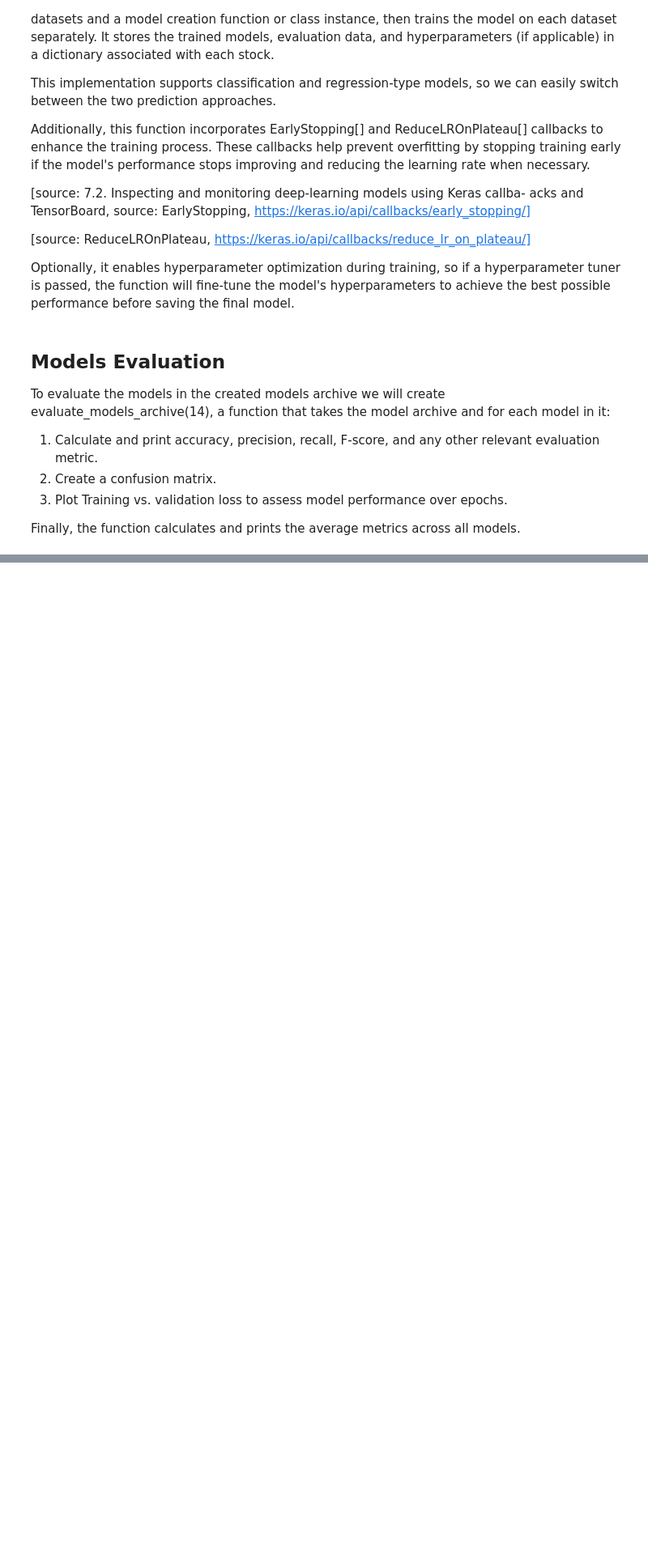
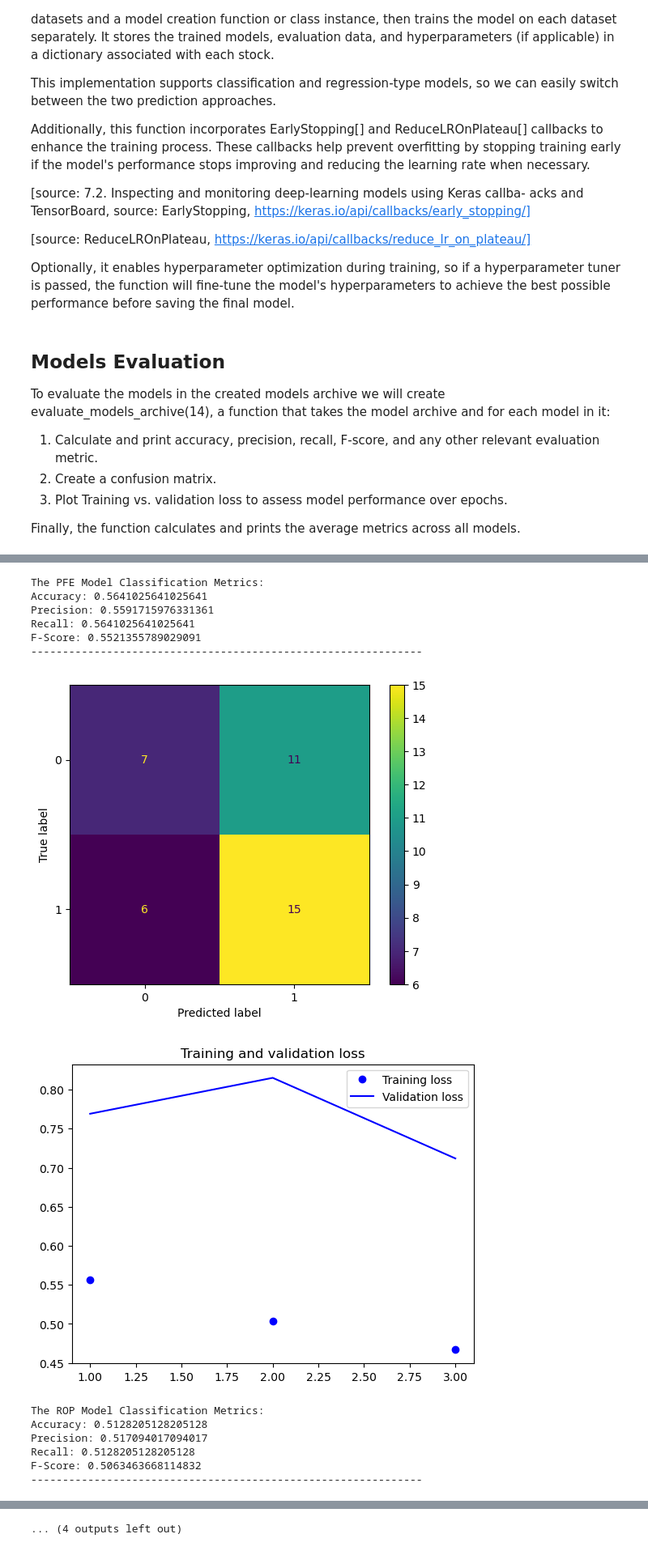
Before and after one commit to ammaro101/final_project, a Jupyter notebook: Project_implementation_2.ipynb, the cells around one changed output, grey strips where cells are left out. Shown at 81% size. Drawn from its saved outputs; the diff is of its cells as text; code cells hidden in the pictures; blank space fills up the shorter version.

Commit message:
added Machine Learning Models and RNNs section pluse RNN class that can create a baseline model with either simpleRNN, LSTM, or GRU. As well as classification or regression type model

```diff
--- a/Project_implementation_2.ipynb
+++ b/Project_implementation_2.ipynb
@@ -823,9 +823,13 @@ source: EarlyStopping, https://keras.io/api/callbacks/early_stopping/]
 
 Optionally, it enables hyperparameter optimization during training, so if a hyperparameter tuner is passed, the function will fine-tune the model's hyperparameters to achieve the best possible performance before saving the final model.
 # %%
+# helper function to measure how long a process would take
+def get_time():
+    return datetime.now()
+
 # source of inspiration: Introduction to the Keras Tuner, https://www.tensorflow.org/tutorials/keras/keras_tuner
 # create a function to train static and hyperparameters optimized models on multiple datasets and archive them
-def create_models_archive(_create_model, _datasets_dict, _model_type, _tuner=None, _epochs=50, _model_name='model', _project_name='proj'):
+def create_models_archive(_create_model, _datasets_dict, _model_type='classification', _tuner=None, _epochs=50, _model_name='model', _project_name='proj'):
 
     # get time before the training
     start = get_time()
@@ -861,7 +865,8 @@ def create_models_archive(_create_model, _datasets_dict, _model_type, _tuner=Non
                                        patience=10)
 
         # initialize the model
-        model = _create_model(X_train.shape)
+#         model = _create_model(X_train.shape)
+        model = _create_model
 
         # source: Hyperband Tuner, https://keras.io/api/keras_tuner/tuners/hyperband/
         ### Instantiate the tuner and perform hypertuning
@@ -872,7 +877,7 @@ def create_models_archive(_create_model, _datasets_dict, _model_type, _tuner=Non
         # hyperband_iterations: the number of times to iterate over the full Hyperband algorithm. One iteration will run approximately max_epochs * (math.log(max_epochs, factor) ** 2) cumulative epochs across all trials. (we will use the default value)
         # we will set the seed to make our work easier to replicate by others
         # directory is and project name is the path where it will store the trails data results, this will make it much faster to rerun the training process if we need to
-        if tuner != None:
+        if _tuner != None:
             tuner = _tuner(model,
                         objective='val_accuracy',
                         max_epochs=10,
@@ -921,7 +926,8 @@ def create_models_archive(_create_model, _datasets_dict, _model_type, _tuner=Non
         if _tuner:
             hypermodel = tuner.hypermodel.build(best_hps)
         else:
-            hypermodel = _create_model(X_train.shape)
+#             hypermodel = _create_model(X_train.shape)
+            hypermodel = _create_model
 
         # Retrain the model
         hypermodel_history = hypermodel.fit(X_train, y_train,
@@ -949,7 +955,7 @@ def create_models_archive(_create_model, _datasets_dict, _model_type, _tuner=Non
         hypermodel.save(f'models/{_model_name}_{symbol}.keras')
 
         # store the model in the associated symbol dict
-        archive[symbol]['model'] = load_model(f'models/{model_name}_{symbol}.keras')
+        archive[symbol]['model'] = load_model(f'models/{_model_name}_{symbol}.keras')
 
         # evaluate the model on the test_set and store it in the associated symbol dict
         archive[symbol]['evaluation'] = model_evaluation
@@ -1084,0 +1156,16 @@ def evaluate_models_archive(_models_archive):
+# %%
+X_train_shape = data_sets['PFE']['X_train'].shape
+model_type='classification'
+layer_type='SimpleRNN'
+
+# create the model
+simpleRNN_model = RNNModel(X_train_shape, model_type, layer_type)
+simpleRNN_model = simpleRNN_model.build()
+
+simpleRNN_models_archive = create_models_archive(simpleRNN_model,
+                                                 data_sets,
+                                                 _model_type=model_type,
+                                                 _tuner=None,
+                                                 _epochs=50,
+                                                 _model_name='simpleRNN_class',
+                                                 _project_name='proj')
@@ -1084,0 +1190,17 @@ def evaluate_models_archive(_models_archive):
+# %%
+evaluate_models_archive(simpleRNN_models_archive)
+# %% [output]
+The PFE Model Classification Metrics:
+Accuracy: 0.5641025641025641
+Precision: 0.5591715976331361
+Recall: 0.5641025641025641
+F-Score: 0.5521355789029091
+--------------------------------------------------------------
+[figure, added]
+[figure, added]
+The ROP Model Classification Metrics:
+Accuracy: 0.5128205128205128
+Precision: 0.517094017094017
+Recall: 0.5128205128205128
+F-Score: 0.5063463668114832
+--------------------------------------------------------------
@@ -1084,0 +1225 @@ def evaluate_models_archive(_models_archive):
+... (4 outputs left out)
```
Also changed, not shown: parts of 7 cells of this notebook, 7 other files.
